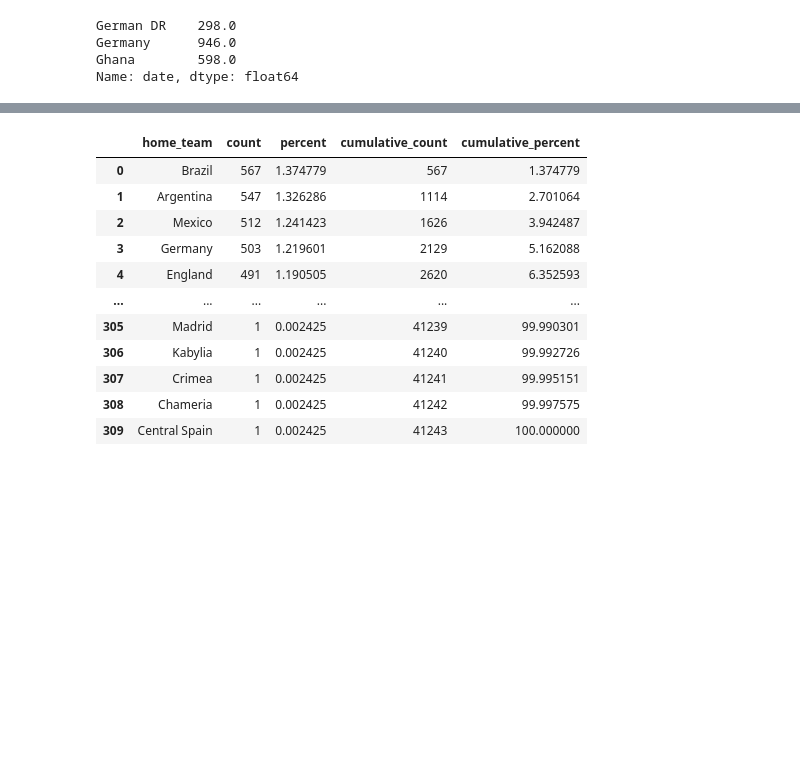
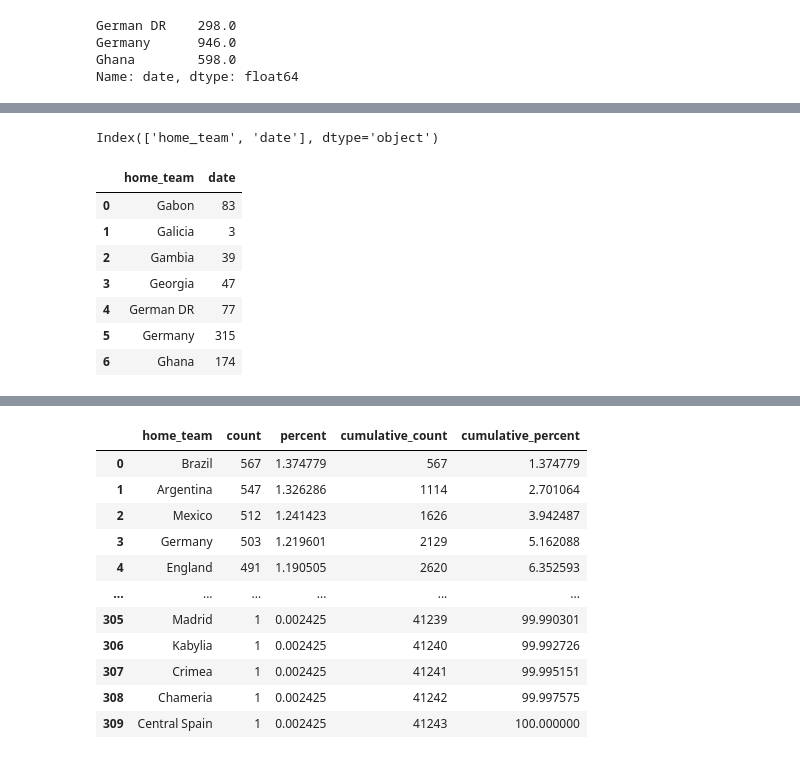
Before and after one commit to JMML2021/0501_sampling, a Jupyter notebook: 05_Sampling.ipynb, the cells around one changed output, grey strips where cells are left out. Cells and saved outputs as stored; diff of their text form; code cells hidden in the pictures; blank space fills up the shorter version.

```diff
--- a/05_Sampling.ipynb
+++ b/05_Sampling.ipynb
@@ -446,0 +450,21 @@ Name: date, dtype: int64
+# %%
+partidosJugados=pd.DataFrame(partidosJugados)
+partidosJugados.sort_values('date')
+partidosJugados=partidosJugados.reset_index()
+partidosJugados.rename(columns={ 'home_team': 'Pais2', 'date': 'Pais'})
+type(partidosJugados)
+partidosJugados.columns
+# %% [output]
+Index(['home_team', 'date'], dtype='object')
+# %%
+partidosJugados.sort_values('date')
+partidosJugados
+# %% [output]
+|  | home_team | date |
+| 0 | Gabon | 83 |
+| 1 | Galicia | 3 |
+| 2 | Gambia | 39 |
+| 3 | Georgia | 47 |
+| 4 | German DR | 77 |
+| 5 | Germany | 315 |
+| 6 | Ghana | 174 |
```
Also changed, not shown: parts of 10 cells of this notebook.
